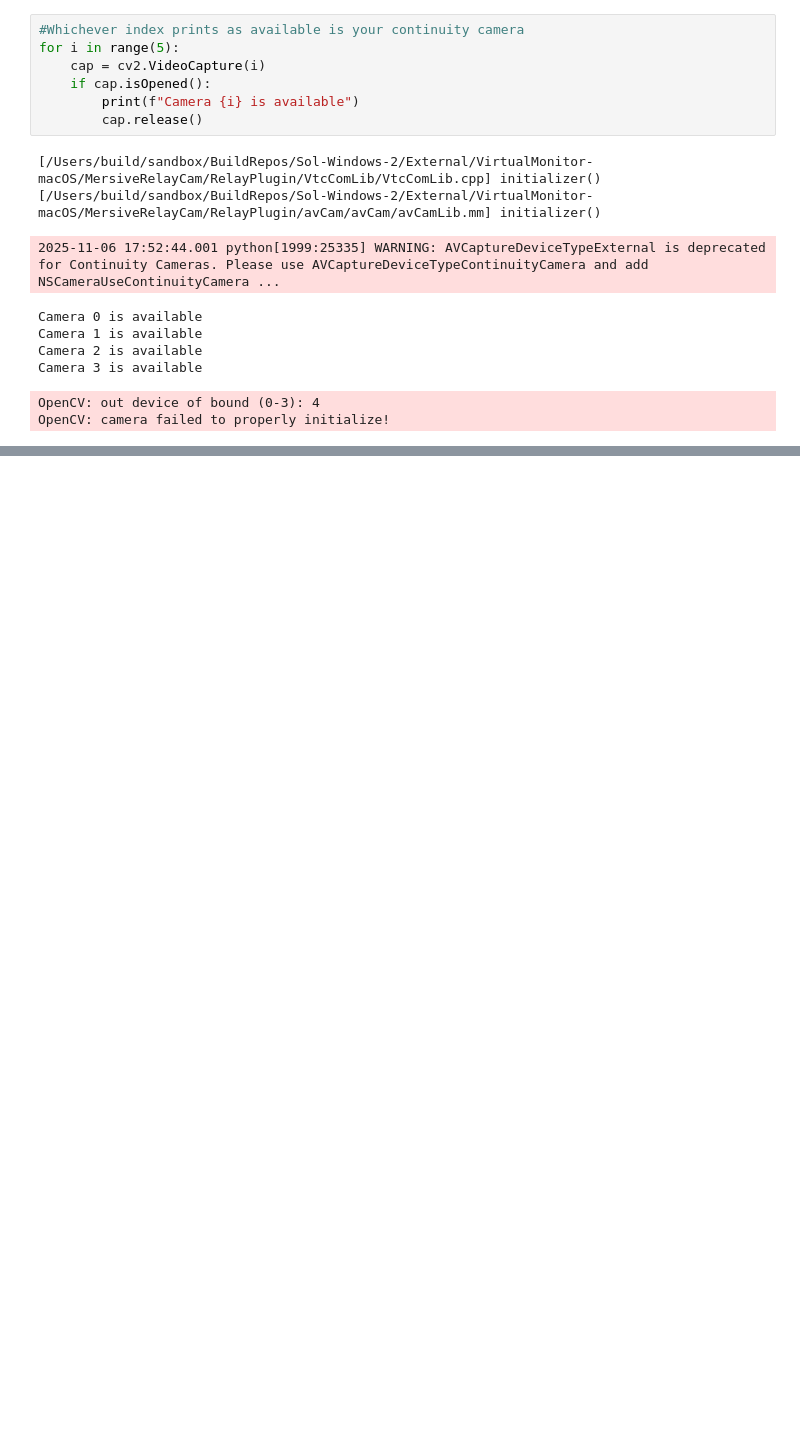
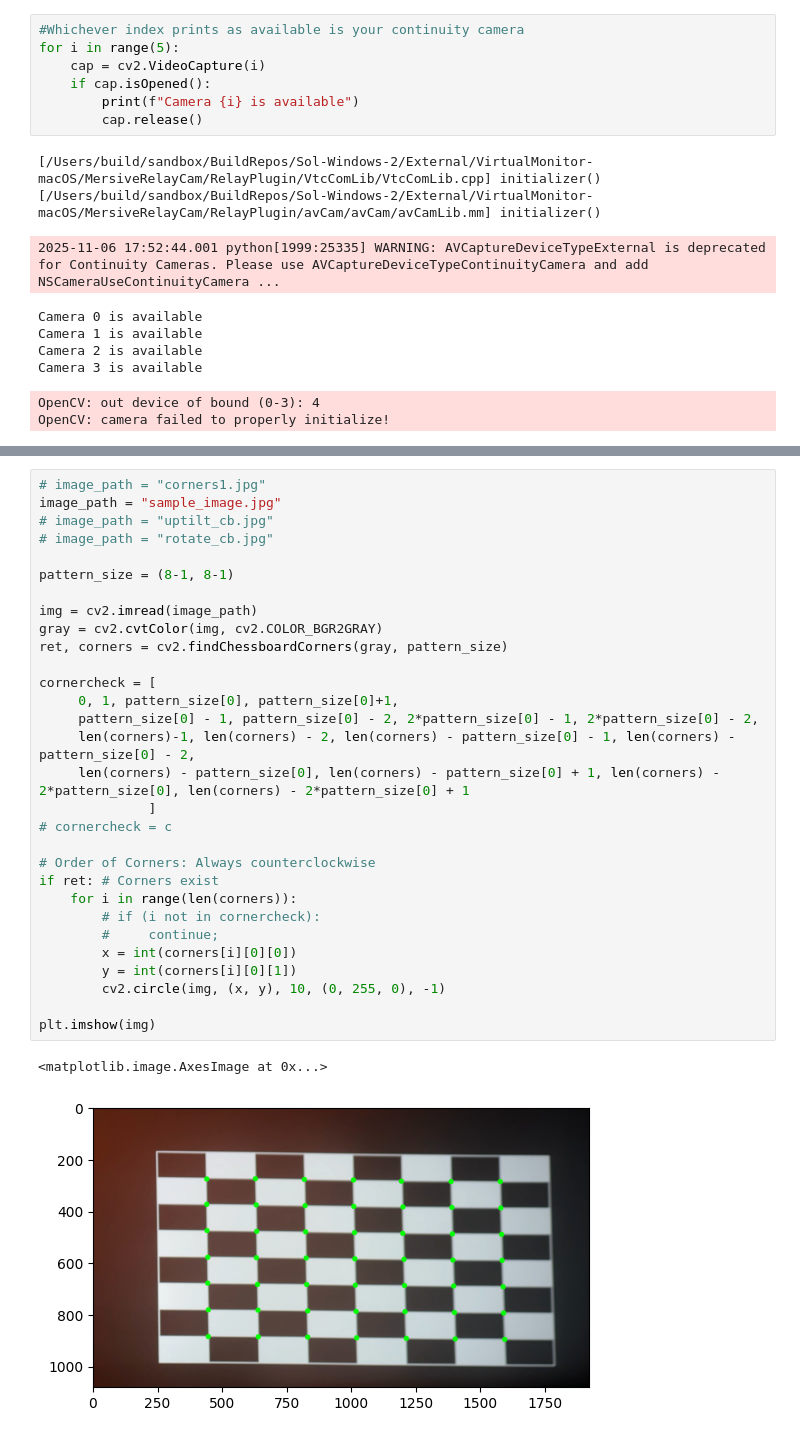
Before and after one commit to jsreed2003/TI-Image-Processing, a Jupyter notebook: keystone_correction/keystone_correction_camera_test.ipynb, the cells around one changed output, grey strips where cells are left out. Cells and saved outputs as stored; diff of their text form; blank space fills up the shorter version.

```diff
--- a/keystone_correction/keystone_correction_camera_test.ipynb
+++ b/keystone_correction/keystone_correction_camera_test.ipynb
@@ -49,0 +82,33 @@ Photo saved as my_photo.jpg
+# %%
+# image_path = "corners1.jpg"
+image_path = "sample_image.jpg"
+# image_path = "uptilt_cb.jpg"
+# image_path = "rotate_cb.jpg"
+
+pattern_size = (8-1, 8-1)
+
+img = cv2.imread(image_path)
+gray = cv2.cvtColor(img, cv2.COLOR_BGR2GRAY)
+ret, corners = cv2.findChessboardCorners(gray, pattern_size)
+
+cornercheck = [
+     0, 1, pattern_size[0], pattern_size[0]+1,
+     pattern_size[0] - 1, pattern_size[0] - 2, 2*pattern_size[0] - 1, 2*pattern_size[0] - 2,
+     len(corners)-1, len(corners) - 2, len(corners) - pattern_size[0] - 1, len(corners) - pattern_size[0] - 2,
+     len(corners) - pattern_size[0], len(corners) - pattern_size[0] + 1, len(corners) - 2*pattern_size[0], len(corners) - 2*pattern_size[0] + 1
+              ]
+# cornercheck = c
+
+# Order of Corners: Always counterclockwise
+if ret: # Corners exist
+    for i in range(len(corners)):
+        # if (i not in cornercheck):
+        #     continue;
+        x = int(corners[i][0][0])
+        y = int(corners[i][0][1])
+        cv2.circle(img, (x, y), 10, (0, 255, 0), -1)
+
+plt.imshow(img)
+# %% [output]
+<matplotlib.image.AxesImage at 0x...>
+[figure, added]
```
Also changed, not shown: parts of 7 cells of this notebook, 1 other file.
